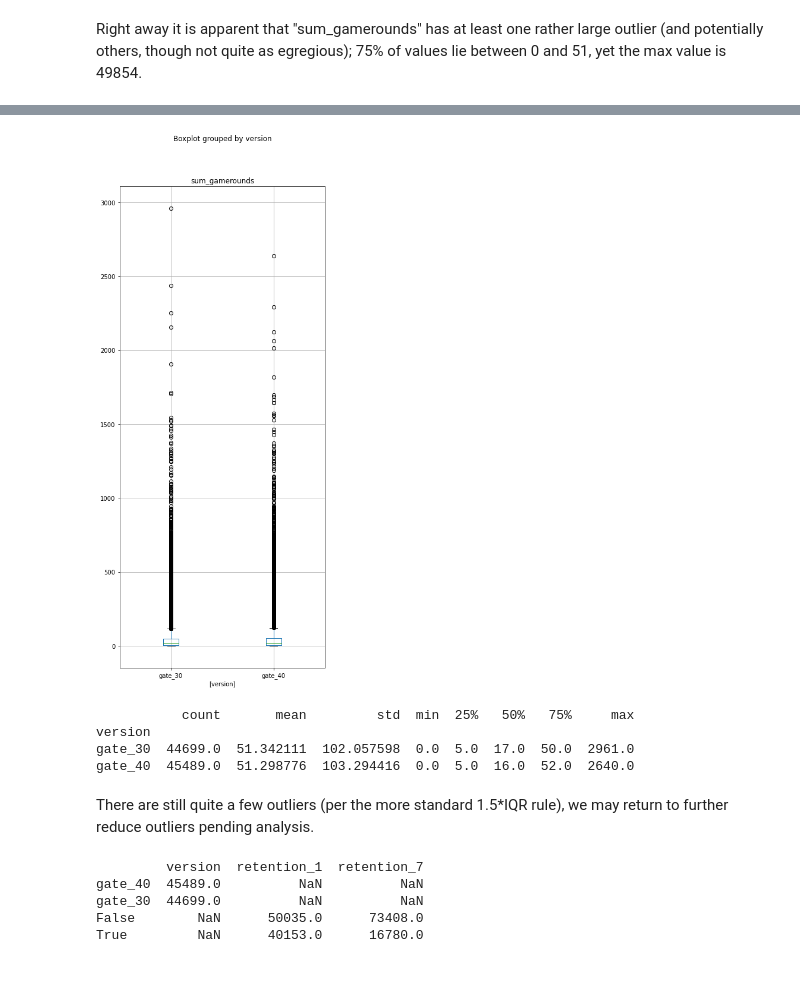
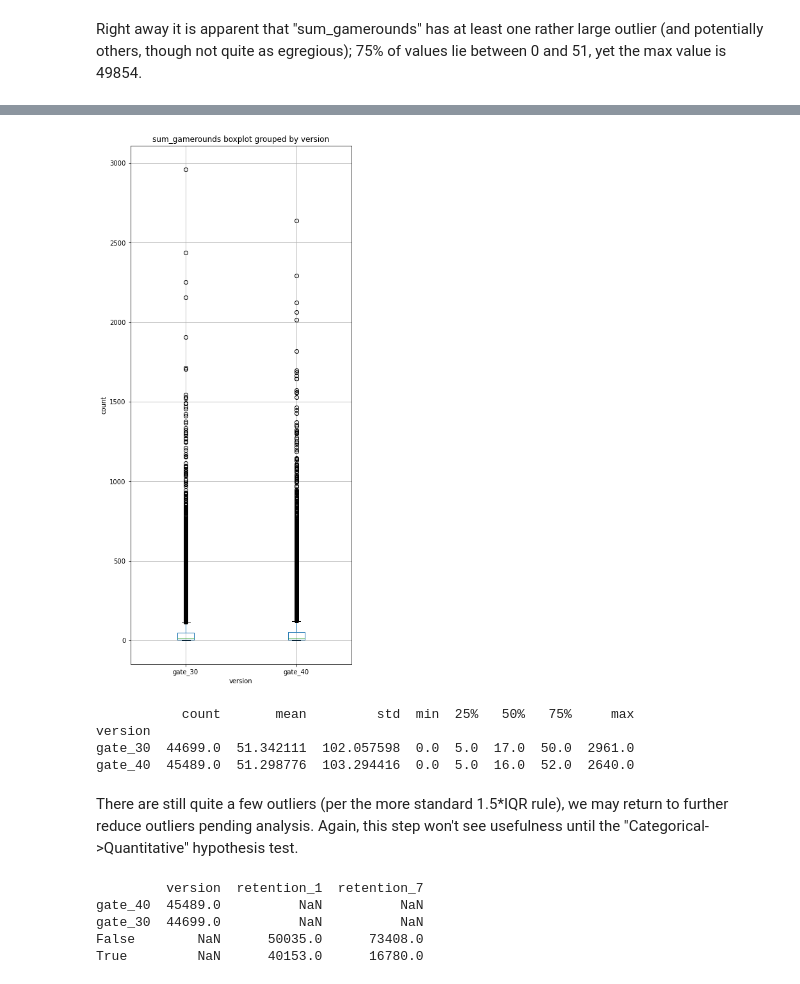
Before and after one commit to parkernisbet/game-ab-testing, a Jupyter notebook: game_ab_testing.ipynb, the cells around one changed output, grey strips where cells are left out. Cells and saved outputs as stored; diff of their text form; code cells hidden in the pictures.

```diff
--- a/game_ab_testing.ipynb
+++ b/game_ab_testing.ipynb
@@ -97,20 +103,25 @@ box and whisker plots more in line.
 # %%
 # outlier removal
 df = df.query('sum_gamerounds < 10000')
 fig, ax = plt.subplots()
 fig.set_size_inches(6, 15)
 df.boxplot(column = ['sum_gamerounds'], by = ['version'], ax = ax)
+fig.suptitle('')
+ax.set_title('sum_gamerounds boxplot grouped by version')
+ax.set_xlabel('version')
+ax.set_ylabel('count')
 plt.show()
 print(df.groupby('version').sum_gamerounds.describe())
 # %% [output]
-[figure, old version]
+[figure, new version]
            count       mean         std  min  25%   50%   75%     max
 version
 gate_30  44699.0  51.342111  102.057598  0.0  5.0  17.0  50.0  2961.0
 gate_40  45489.0  51.298776  103.294416  0.0  5.0  16.0  52.0  2640.0
 # %% [markdown]
 There are still quite a few outliers (per the more standard 1.5*IQR rule), we may return to
-further reduce outliers pending analysis.
+further reduce outliers pending analysis. Again, this step won't see usefulness until the
+"Categorical->Quantitative" hypothesis test.
 # %%
 # categorical stats
 print(df.iloc[:, [1, 3, 4]].apply(pd.Series.value_counts))
```
Also changed, not shown: parts of 20 cells of this notebook.
